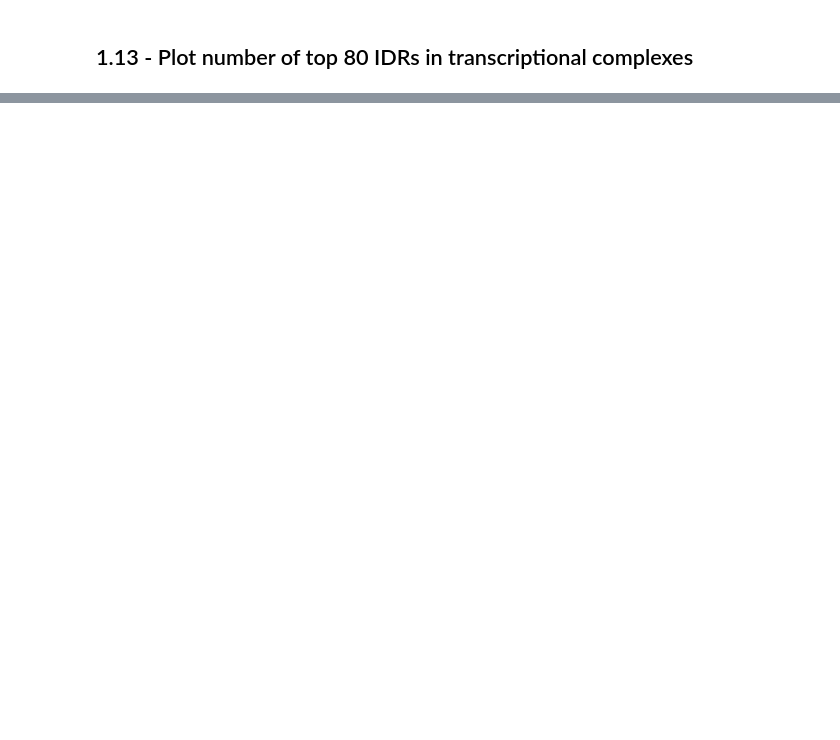
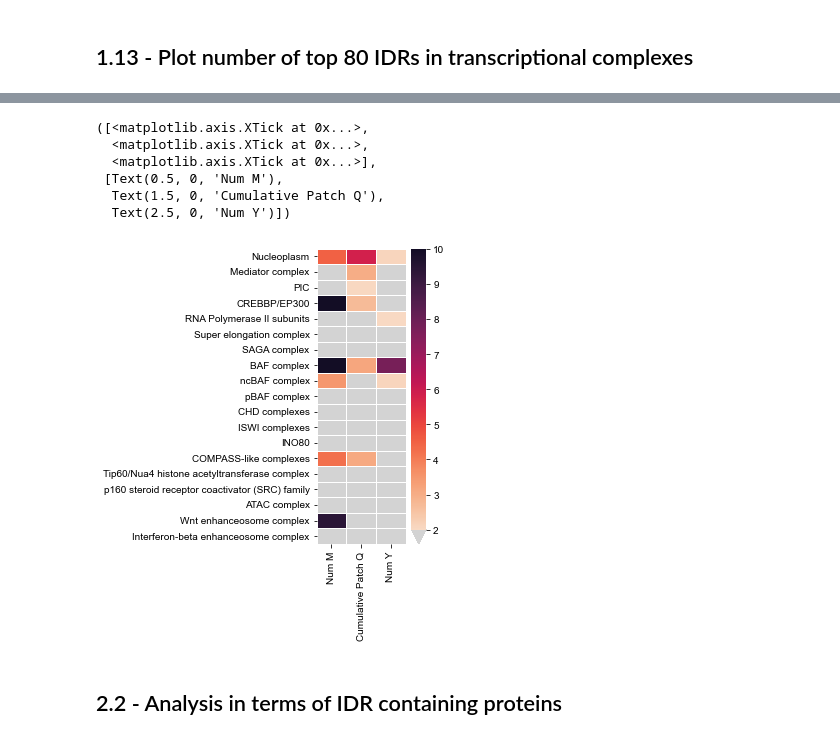
Before and after one commit to kierstenruff/RUFF_KING_Grammars_of_IDRs_using_NARDINI-, a Jupyter notebook: 3_Nucleolus_Speckles_Nucleoplasm/6_bsp_nucleoplasm_complex_ranked_grammars.ipynb, the cells around one changed output, grey strips where cells are left out. Drawn from its saved outputs; the diff is of its cells as text; code cells hidden in the pictures; blank space fills up the shorter version.

```diff
--- a/3_Nucleolus_Speckles_Nucleoplasm/6_bsp_nucleoplasm_complex_ranked_grammars.ipynb
+++ b/3_Nucleolus_Speckles_Nucleoplasm/6_bsp_nucleoplasm_complex_ranked_grammars.ipynb
@@ -663,0 +796,25 @@ MED15 IDR2: 6
+# %%
+minpval=0.01
+
+c = sbn.color_palette('rocket_r', 20)
+green = mpl.colors.LinearSegmentedColormap.from_list('alex_lv', c)
+green.set_under(alpha=0)
+green.set_under('lightgrey')
+
+## If want to look at all 90 features
+fig, ax = plt.subplots(figsize = (2, len(mysorteduniccgeneralprocesswloc)/3.5))
+sbn.heatmap(pvalsbylocationlog,cmap=green,vmin=-math.log10(minpval), vmax=10, cbar_kws={'extend': 'min'}, square=False, linewidth=1,annot=False,fmt='.0f')
+plt.yticks(np.arange(0.5, len(mysorteduniccgeneralprocesswloc), 1), mysorteduniccgeneralprocesswloc,rotation=0)
+plt.xticks(np.arange(0.5, len(sortbyvallist), 1), sortbyvallist,rotation=90)
+
+#plt.savefig('../../Figures/2025_04/All_sapien_IDRs_top_'+str(topnum)+'_enrichment_location_and_gene_regulation_complex.pdf', transparent=True, bbox_inches = "tight")
+# %% [output]
+([<matplotlib.axis.XTick at 0x...>,
+  <matplotlib.axis.XTick at 0x...>,
+  <matplotlib.axis.XTick at 0x...>],
+ [Text(0.5, 0, 'Num M'),
+  Text(1.5, 0, 'Cumulative Patch Q'),
+  Text(2.5, 0, 'Num Y')])
+[figure, added]
+# %% [markdown]
+## 2.2 - Analysis in terms of IDR containing proteins
```
Also changed, not shown: parts of 16 cells of this notebook, 13 other files.
